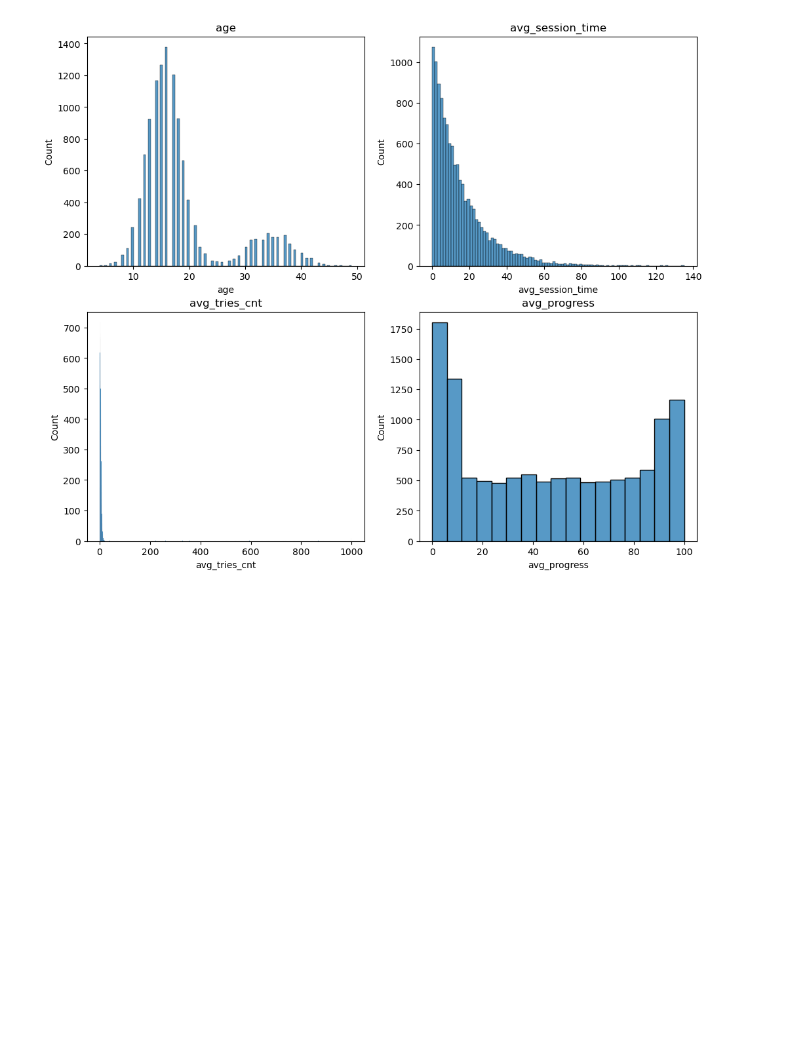
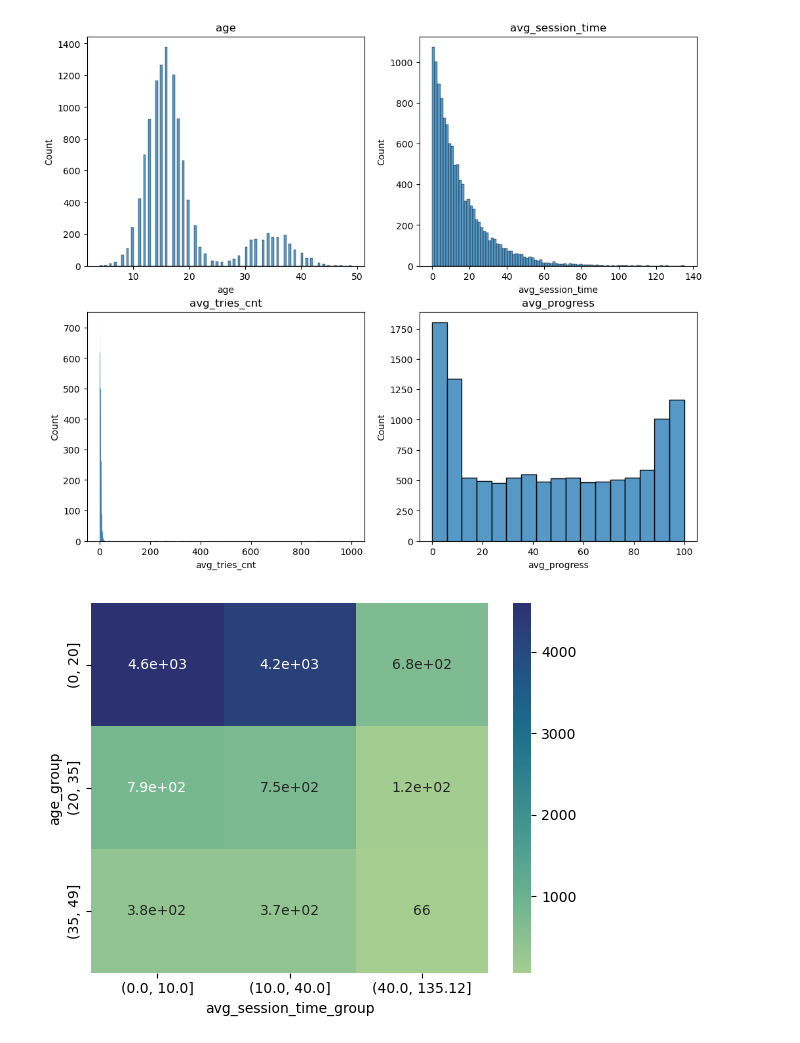
Before and after one commit to gbrs/sirius_data_analysis, a Jupyter notebook: module_4_tasks.ipynb, the cells around one changed output. Drawn from its saved outputs; the diff is of its cells as text; code cells hidden in the pictures; blank space fills up the shorter version.

```diff
--- a/module_4_tasks.ipynb
+++ b/module_4_tasks.ipynb
@@ -109,3 +109,10 @@ for i in range(1, 5):
     sns.histplot(df.iloc[:, i]);
 # %% [output]
 [figure]
+# %%
+df['avg_session_time_group'] = pd.cut(df.avg_session_time, [0, 10, 40, df.avg_session_time.max()])
+df['age_group'] = pd.cut(df.age, [0, 20, 35, df.age.max()])
+# %%
+sns.heatmap(df.pivot_table('avg_progress', 'age_group', 'avg_session_time_group', aggfunc='count'), annot=True, cmap='crest');
+# %% [output]
+[figure, added]
```
Also changed, not shown: parts of 2 cells of this notebook.
